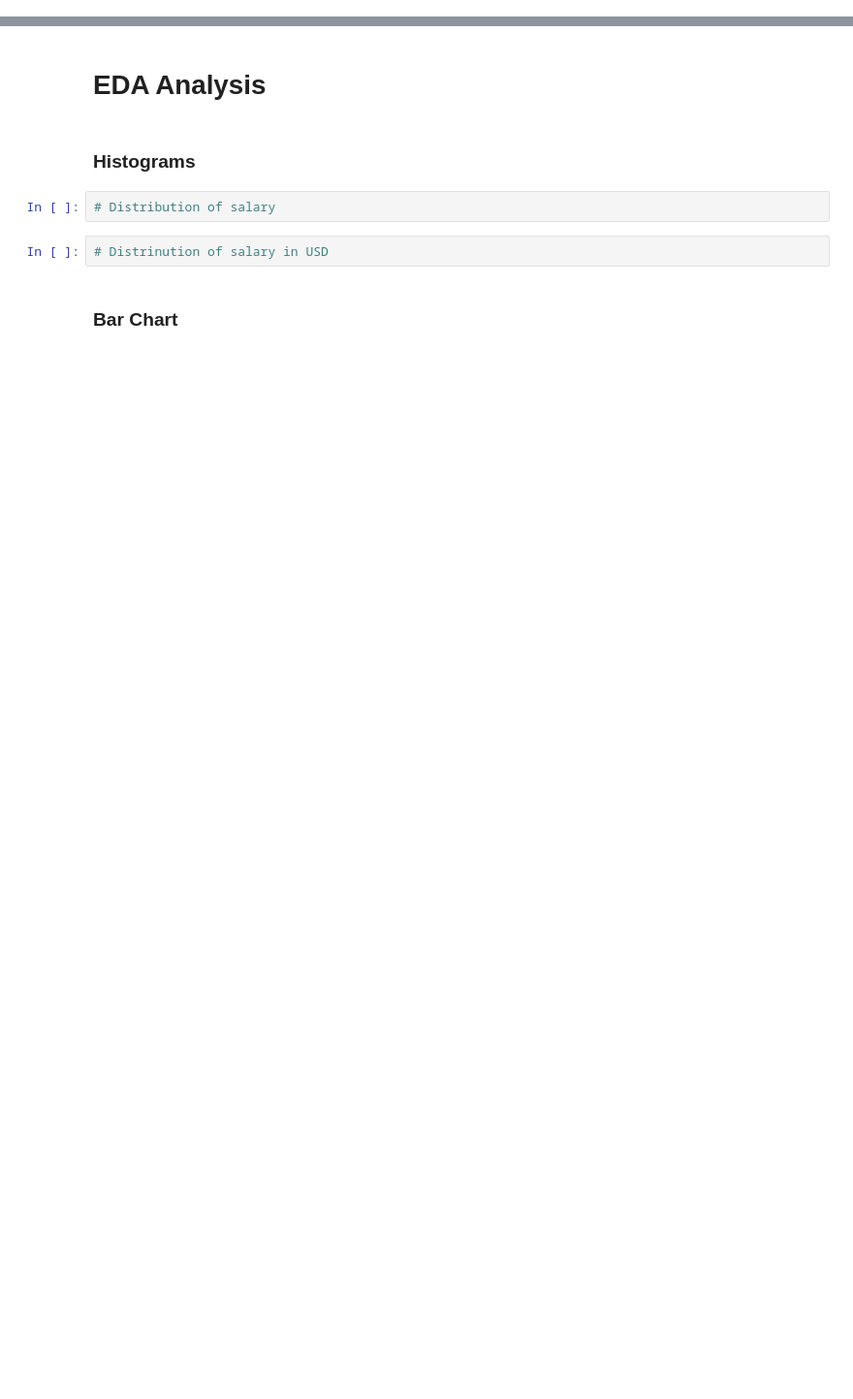
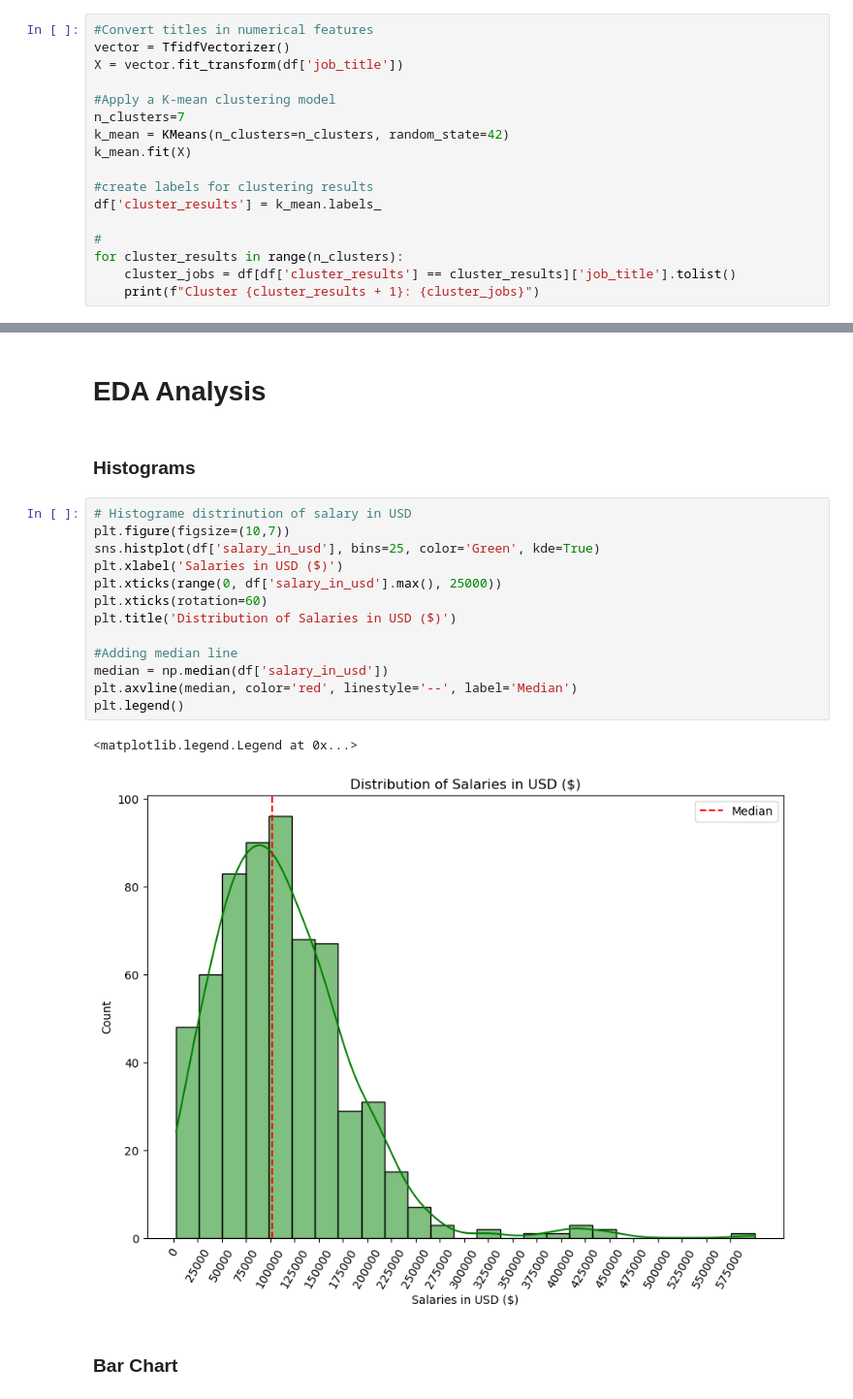
Before and after one commit to KimKarydas/Data-Science-Job-Salaries, a Jupyter notebook: Data_Science_Salaries.ipynb, the cells around one changed output, grey strips where cells are left out. Shown at 97% size. Cells and saved outputs as stored; diff of their text form; blank space fills up the shorter version.

Commit message:
Hist and ML to group job_titles

```diff
--- a/Data_Science_Salaries.ipynb
+++ b/Data_Science_Salaries.ipynb
@@ -89,0 +114,17 @@ dtype: int64
+# %%
+#Convert titles in numerical features
+vector = TfidfVectorizer()
+X = vector.fit_transform(df['job_title'])
+
+#Apply a K-mean clustering model
+n_clusters=7
+k_mean = KMeans(n_clusters=n_clusters, random_state=42)
+k_mean.fit(X)
+
+#create labels for clustering results
+df['cluster_results'] = k_mean.labels_
+
+#
+for cluster_results in range(n_clusters):
+    cluster_jobs = df[df['cluster_results'] == cluster_results]['job_title'].tolist()
+    print(f"Cluster {cluster_results + 1}: {cluster_jobs}")
@@ -91,10 +140,22 @@ dtype: int64
 # EDA Analysis
 # %% [markdown]
 ### Histograms
-# %%
-# Distribution of salary
-# %%
-# Distrinution of salary in USD
+# %%
+# Histograme distrinution of salary in USD
+plt.figure(figsize=(10,7))
+sns.histplot(df['salary_in_usd'], bins=25, color='Green', kde=True)
+plt.xlabel('Salaries in USD ($)')
+plt.xticks(range(0, df['salary_in_usd'].max(), 25000))
+plt.xticks(rotation=60)
+plt.title('Distribution of Salaries in USD ($)')
+
+#Adding median line
+median = np.median(df['salary_in_usd'])
+plt.axvline(median, color='red', linestyle='--', label='Median')
+plt.legend()
+# %% [output]
+<matplotlib.legend.Legend at 0x...>
+[figure, added]
 # %% [markdown]
 ### Bar Chart
 # %%
```
Also changed, not shown: parts of 5 cells of this notebook.
